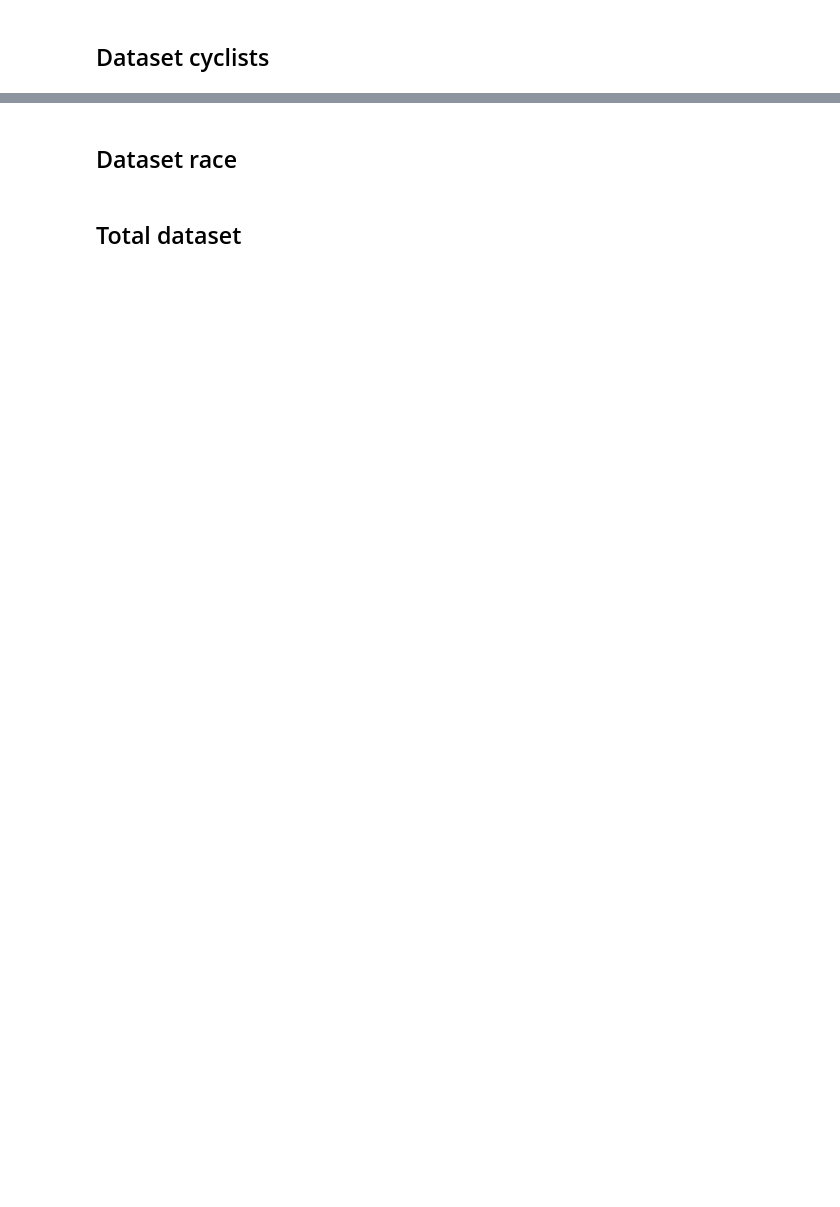
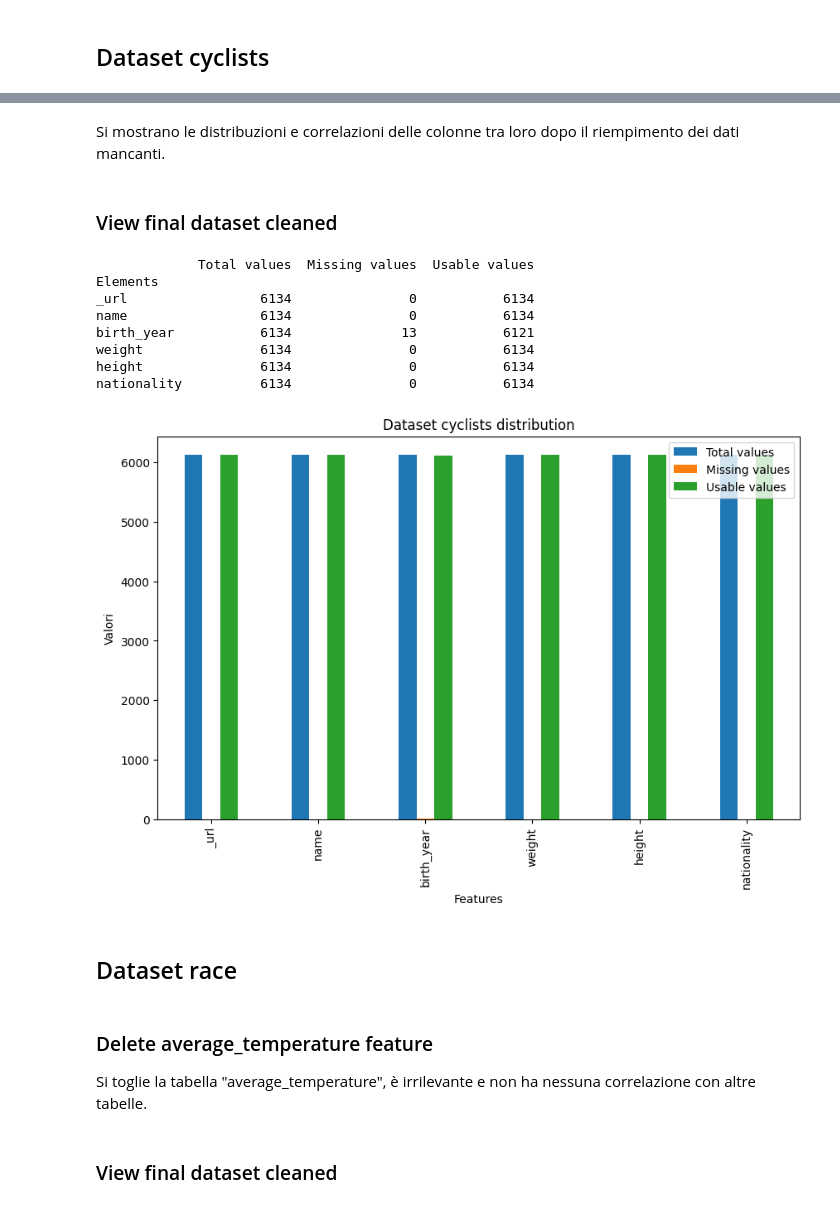
Before and after one commit to lesi-nedo/dm_project24_group_11, a Jupyter notebook: Main.ipynb, the cells around one changed output, grey strips where cells are left out. Cells and saved outputs as stored; diff of their text form; code cells hidden in the pictures; blank space fills up the shorter version.

```diff
--- a/Main.ipynb
+++ b/Main.ipynb
@@ -106,2 +258,22 @@ PlotDistributionFeatures(DatasetRace, InterestingFeatures)
+# %% [markdown]
+Si mostrano le distribuzioni e correlazioni delle colonne tra loro dopo il riempimento dei dati mancanti.
+# %% [markdown]
+### View final dataset cleaned
+# %%
+PlotMissingUsableData(DatasetCyclists, "cyclists")
+# %% [output]
+             Total values  Missing values  Usable values
+Elements
+_url                 6134               0           6134
+name                 6134               0           6134
+birth_year           6134              13           6121
+weight               6134               0           6134
+height               6134               0           6134
+nationality          6134               0           6134
+[figure, added]
 # %% [markdown]
 ## Dataset race
+# %% [markdown]
+### Delete average_temperature feature
+
+Si toglie la tabella "average_temperature", è irrilevante e non ha nessuna correlazione con altre tabelle.
@@ -108,2 +283,2 @@ PlotDistributionFeatures(DatasetRace, InterestingFeatures)
 # %% [markdown]
-## Total dataset
+### View final dataset cleaned
```
Also changed, not shown: parts of 30 cells of this notebook.
